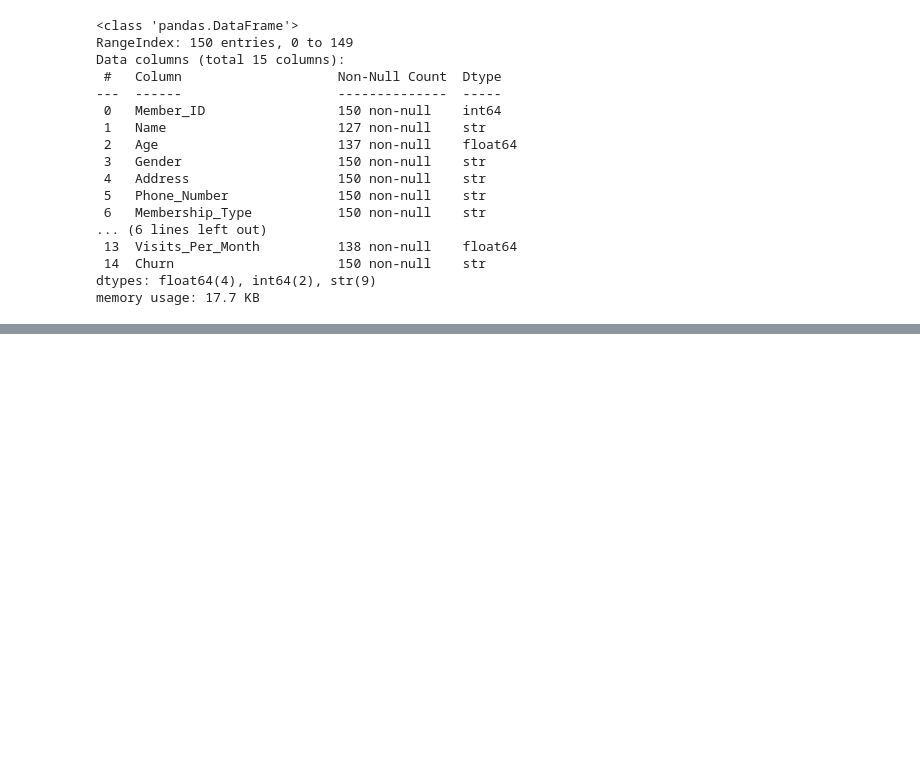
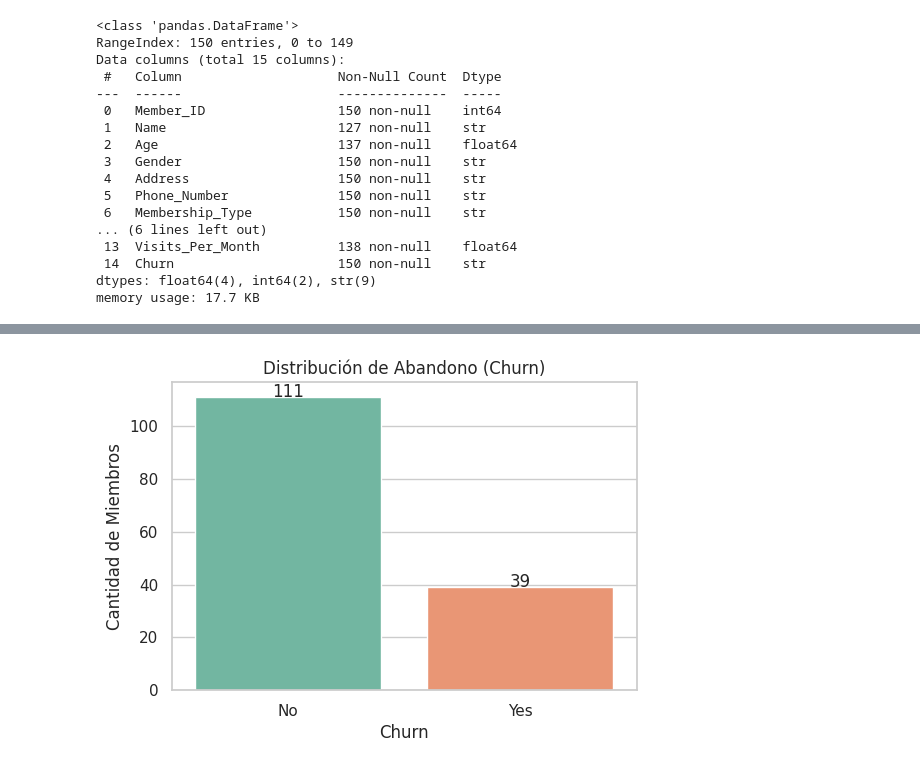
Before and after one commit to Cristian131x/Ejemplo-Proyecto-2-Parte-I-Core-, a Jupyter notebook: EDA/1_EDA_Deserción_en_Gimnasios.ipynb, the cells around one changed output, grey strips where cells are left out. Drawn from its saved outputs; the diff is of its cells as text; code cells hidden in the pictures; blank space fills up the shorter version.

```diff
--- a/EDA/1_EDA_Deserción_en_Gimnasios.ipynb
+++ b/EDA/1_EDA_Deserción_en_Gimnasios.ipynb
@@ -90,0 +306,18 @@ memory usage: 17.7 KB
+# %%
+plt.figure(figsize=(6, 4))
+
+ax = sns.countplot(data=df, x='Churn', palette='Set2')
+
+for p in ax.patches:
+    ax.text(
+        p.get_x() + p.get_width()/2,
+        p.get_height(),
+        int(p.get_height()),
+        ha='center'
+    )
+
+plt.title('Distribución de Abandono (Churn)')
+plt.ylabel('Cantidad de Miembros')
+plt.show()
+# %% [output]
+[figure, added]
```
Also changed, not shown: parts of 41 cells of this notebook, 1 other file.
